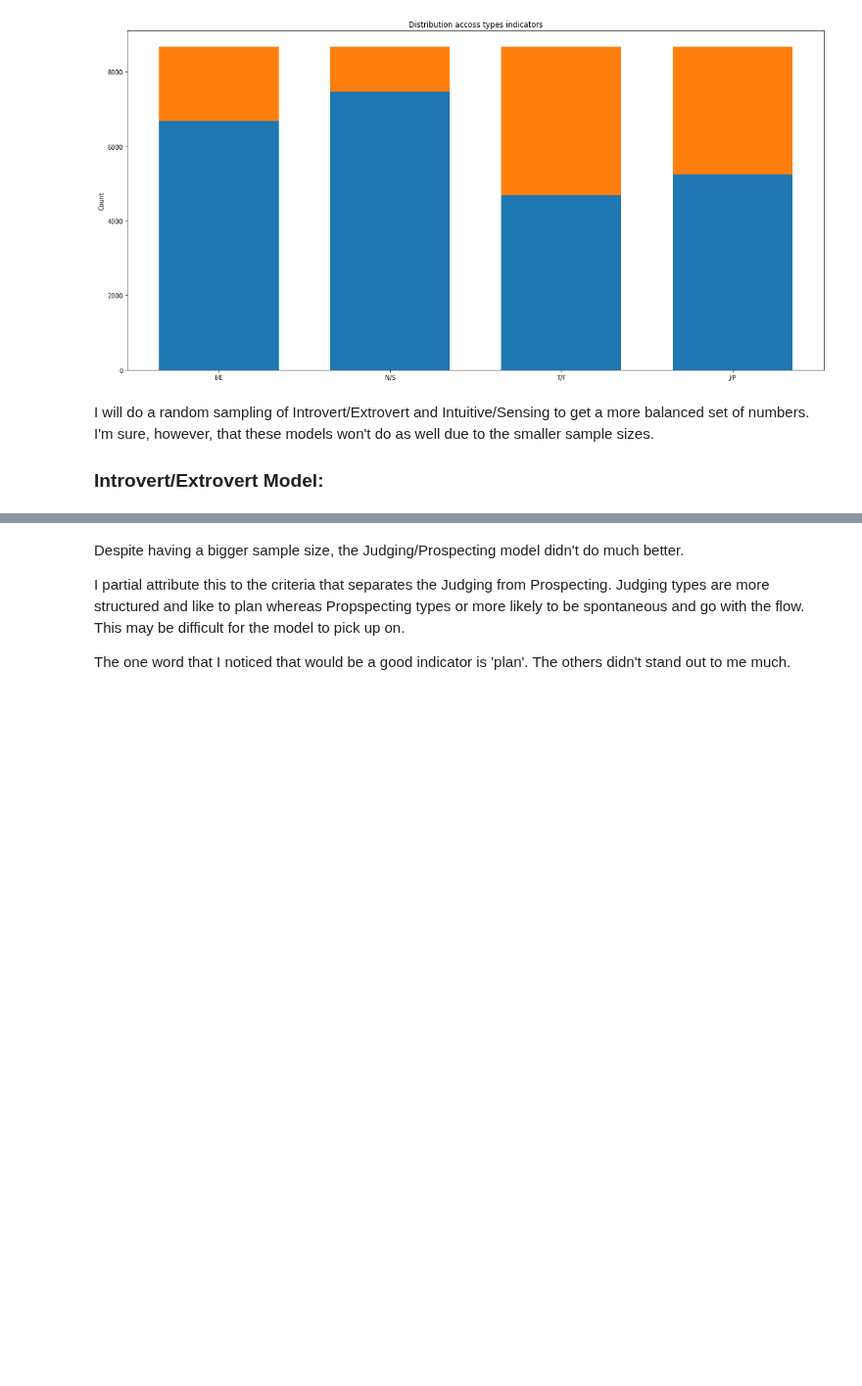
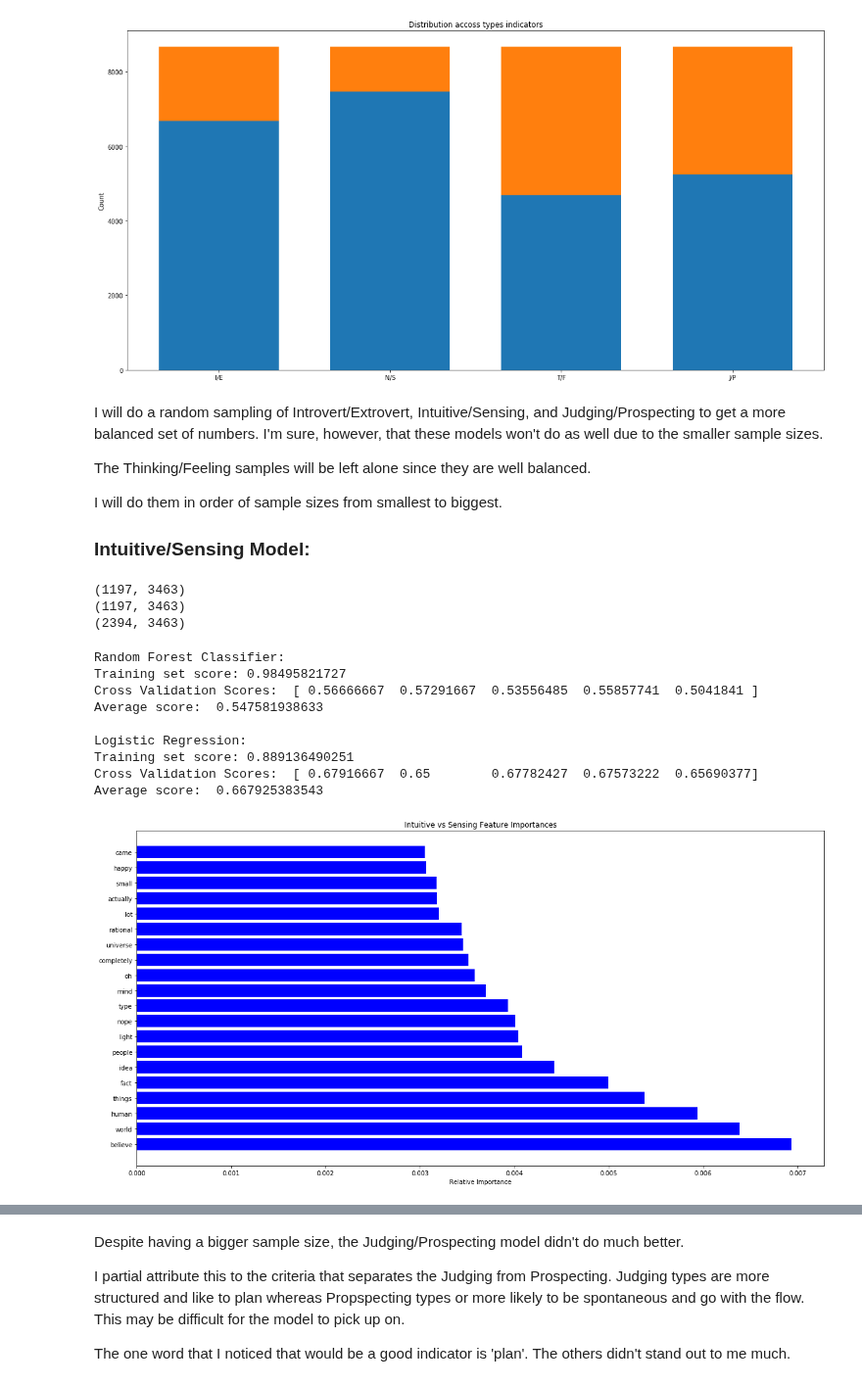
Before and after one commit to VincentG123/ThinkfulBootcamp, a Jupyter notebook: MyersBriggsPersonalityTestFinalCapstone.ipynb, the cells around one changed output, grey strips where cells are left out. Shown at 98% size. Drawn from its saved outputs; the diff is of its cells as text; code cells hidden in the pictures; blank space fills up the shorter version.

```diff
--- a/MyersBriggsPersonalityTestFinalCapstone.ipynb
+++ b/MyersBriggsPersonalityTestFinalCapstone.ipynb
@@ -312,6 +330,21 @@ J    3434
 Name: type_JP, dtype: int64
 [figure]
 # %% [markdown]
-I will do a random sampling of Introvert/Extrovert and Intuitive/Sensing to get a more balanced set of numbers. I'm sure, however, that these models won't do as well due to the smaller sample sizes.
+I will do a random sampling of Introvert/Extrovert, Intuitive/Sensing, and Judging/Prospecting to get a more balanced set of numbers. I'm sure, however, that these models won't do as well due to the smaller sample sizes.
 
-### Introvert/Extrovert Model:
+The Thinking/Feeling samples will be left alone since they are well balanced.
+
+I will do them in order of sample sizes from smallest to biggest.
+
+### Intuitive/Sensing Model:
+# %%
+data_N = tfidf_feature_matrix2.loc[tfidf_feature_matrix2['type_NS'] == 'N'].sample(n=1197)
+print(data_N.shape)
+data_S = tfidf_feature_matrix2.loc[tfidf_feature_matrix2['type_NS'] == 'S']
+print(data_S.shape)
+data_NS = pd.concat([data_N, data_S])
+print(data_NS.shape)
+# %% [output]
+(1197, 3463)
+(1197, 3463)
+(2394, 3463)
@@ -317,0 +356,47 @@ I will do a random sampling of Introvert/Extrovert and Intuitive/Sensing to get
+# %%
+Y = data_NS['type_NS']
+X = data_NS.drop(drop_list, axis=1)
+
+X_train, X_test, Y_train, Y_test = train_test_split(X, Y, test_size=0.25, random_state=42)
+
+rfc_NS = ensemble.RandomForestClassifier()
+
+rfc_NS.fit(X_train, Y_train)
+
+print('\nRandom Forest Classifier:')
+print('Training set score:', rfc_NS.score(X_train, Y_train))
+rfc_scores_NS = cross_val_score(rfc_NS, X, Y, cv=5)
+print('Cross Validation Scores: ' , rfc_scores_NS )
+print('Average score: ', np.mean(rfc_scores_NS))
+
+lr_NS = LogisticRegression()
+lr_NS.fit(X_train, Y_train)
+
+print('\nLogistic Regression:')
+print('Training set score:', lr_NS.score(X_train, Y_train))
+lr_scores_NS = cross_val_score(lr_NS, X, Y, cv=5)
+print('Cross Validation Scores: ' , lr_scores_NS)
+print('Average score: ', np.mean(lr_scores_NS))
+
+features = X.columns
+importances = rfc_NS.feature_importances_
+indices = np.argsort(importances)[::-1]
+top_k = 20
+indices = indices[:top_k]
+
+plt.title('Intuitive vs Sensing Feature Importances')
+plt.barh(range(len(indices)), importances[indices], color='b', align='center')
+plt.yticks(range(len(indices)), features[indices])
+plt.xlabel('Relative Importance')
+plt.show()
+# %% [output]
+Random Forest Classifier:
+Training set score: 0.98495821727
+Cross Validation Scores:  [ 0.56666667  0.57291667  0.53556485  0.55857741  0.5041841 ]
+Average score:  0.547581938633
+
+Logistic Regression:
+Training set score: 0.889136490251
+Cross Validation Scores:  [ 0.67916667  0.65        0.67782427  0.67573222  0.65690377]
+Average score:  0.667925383543
+[figure, added]
```
Also changed, not shown: parts of 41 cells of this notebook.
